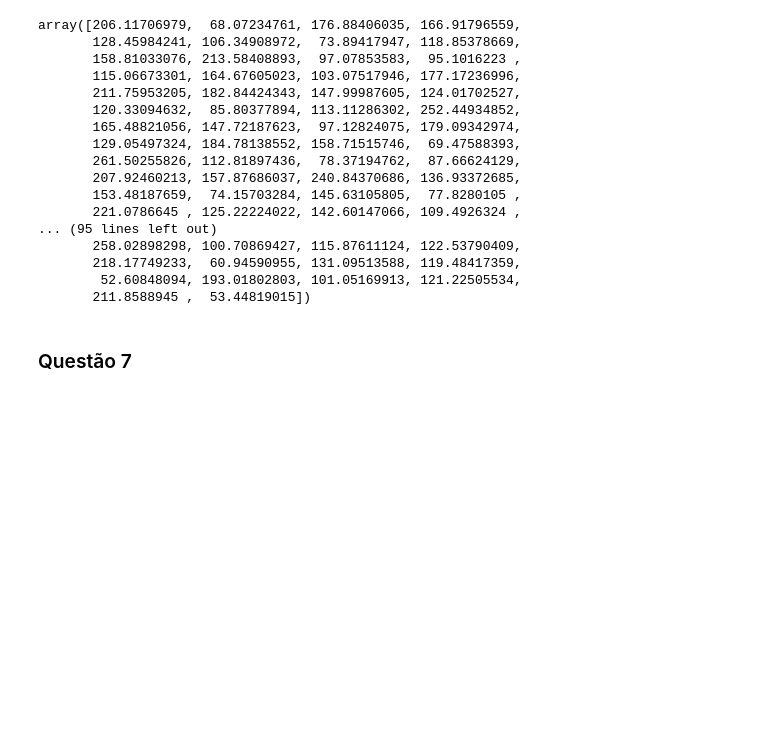
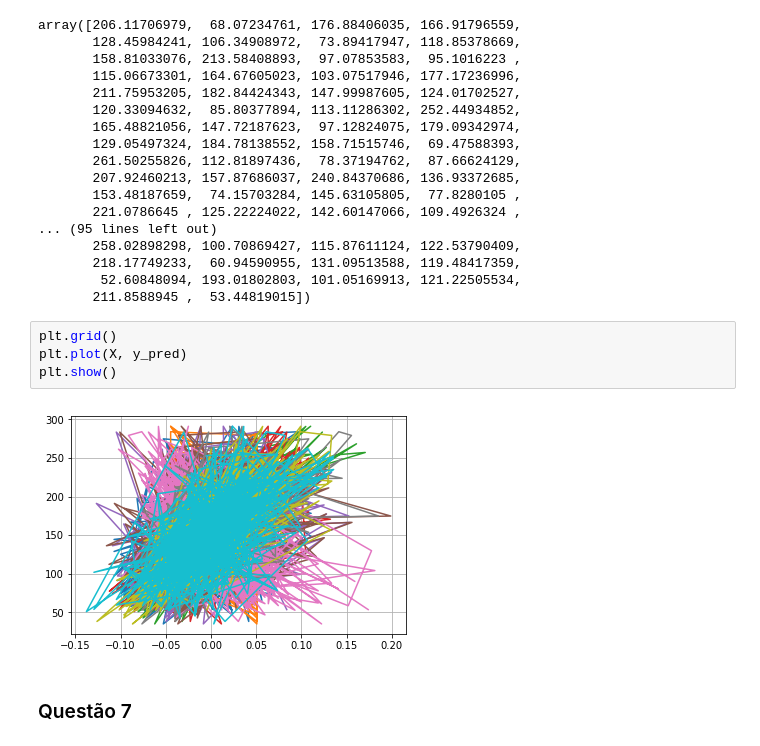
Before and after one commit to iarlenaquiles/aprendizado-diabetes, a Jupyter notebook: Lista1.ipynb, the cells around one changed output. Drawn from its saved outputs; the diff is of its cells as text; blank space fills up the shorter version.

```diff
--- a/Lista1.ipynb
+++ b/Lista1.ipynb
@@ -144,6 +154,12 @@ array([206.11706979,  68.07234761, 176.88406035, 166.91796559,
        218.17749233,  60.94590955, 131.09513588, 119.48417359,
         52.60848094, 193.01802803, 101.05169913, 121.22505534,
        211.8588945 ,  53.44819015])
+# %%
+plt.grid()
+plt.plot(X, y_pred)
+plt.show()
+# %% [output]
+[figure, added]
 # %% [markdown]
 ### Questão 7
 # %%
```
Also changed, not shown: parts of 43 cells of this notebook.
